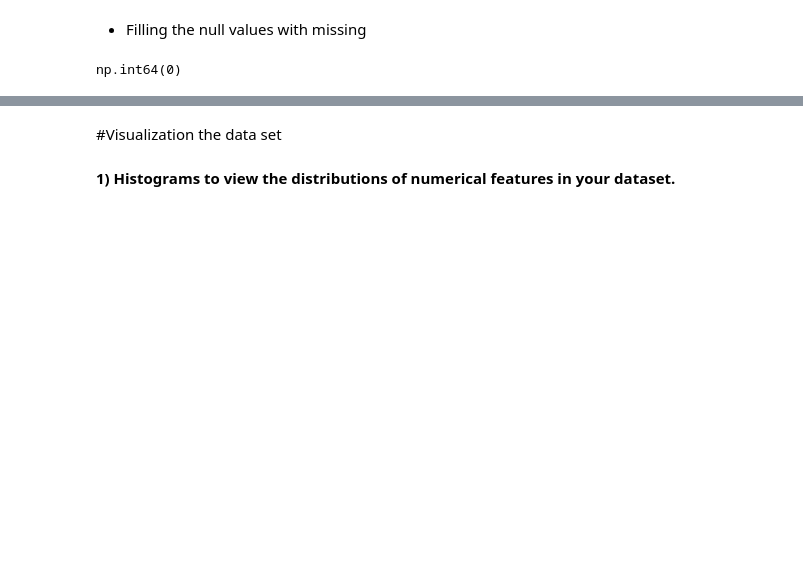
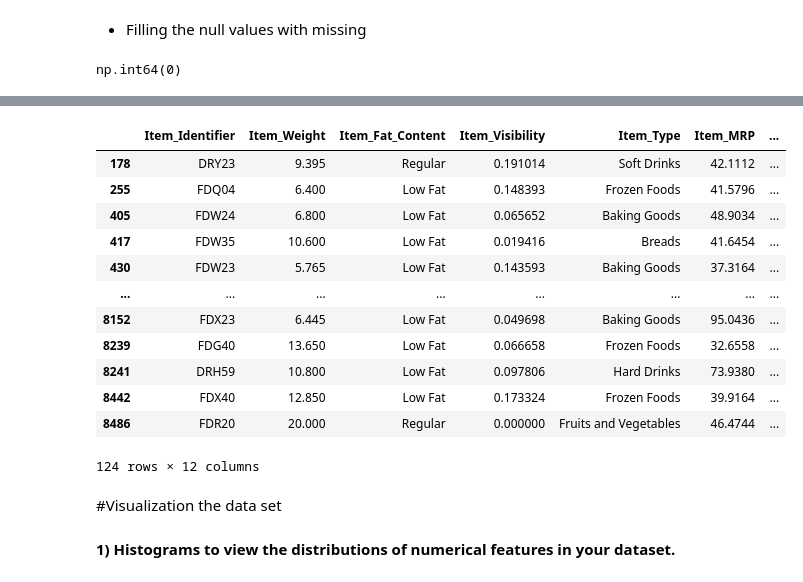
Before and after one commit to Khalil-Salama/Prediction-of-Product-Sales, a Jupyter notebook: Prediction_of_Product_Sales.ipynb, the cells around one changed output, grey strips where cells are left out. Cells and saved outputs as stored; diff of their text form; code cells hidden in the pictures; blank space fills up the shorter version.

```diff
--- a/Prediction_of_Product_Sales.ipynb
+++ b/Prediction_of_Product_Sales.ipynb
@@ -543,3 +646,20 @@ mean: 140.9927819781767
+# %%
+# list item outlet sales from lower values to higher values
+df[df['Item_Outlet_Sales'] < 100]
+# %% [output]
+|  | Item_Identifier | Item_Weight | Item_Fat_Content | Item_Visibility | Item_Type | Item_MRP | ... |
+| 178 | DRY23 | 9.395 | Regular | 0.191014 | Soft Drinks | 42.1112 | ... |
+| 255 | FDQ04 | 6.400 | Low Fat | 0.148393 | Frozen Foods | 41.5796 | ... |
+| 405 | FDW24 | 6.800 | Low Fat | 0.065652 | Baking Goods | 48.9034 | ... |
+| 417 | FDW35 | 10.600 | Low Fat | 0.019416 | Breads | 41.6454 | ... |
+| 430 | FDW23 | 5.765 | Low Fat | 0.143593 | Baking Goods | 37.3164 | ... |
+| ... | ... | ... | ... | ... | ... | ... | ... |
+| 8152 | FDX23 | 6.445 | Low Fat | 0.049698 | Baking Goods | 95.0436 | ... |
+| 8239 | FDG40 | 13.650 | Low Fat | 0.066658 | Frozen Foods | 32.6558 | ... |
+| 8241 | DRH59 | 10.800 | Low Fat | 0.097806 | Hard Drinks | 73.9380 | ... |
+| 8442 | FDX40 | 12.850 | Low Fat | 0.173324 | Frozen Foods | 39.9164 | ... |
+| 8486 | FDR20 | 20.000 | Regular | 0.000000 | Fruits and Vegetables | 46.4744 | ... |
+124 rows × 12 columns
 # %% [markdown]
 #Visualization the data set
 # %% [markdown]
```
Also changed, not shown: parts of 70 cells of this notebook.
